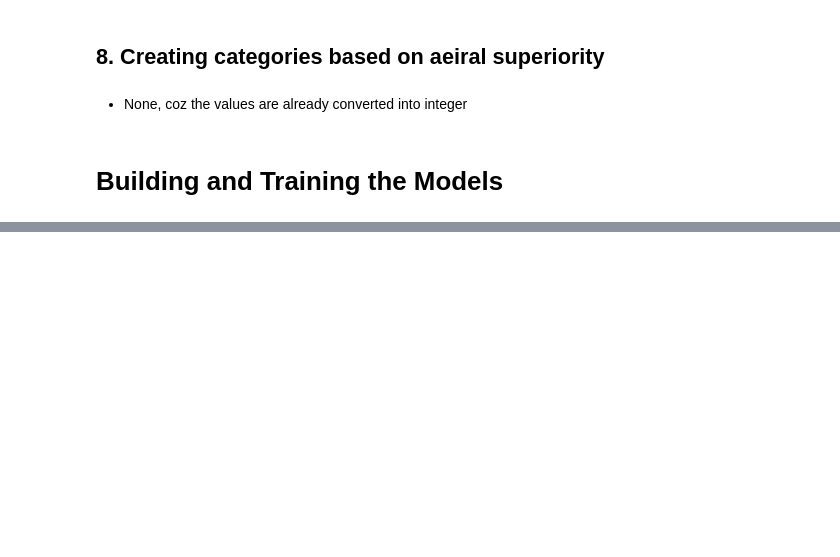
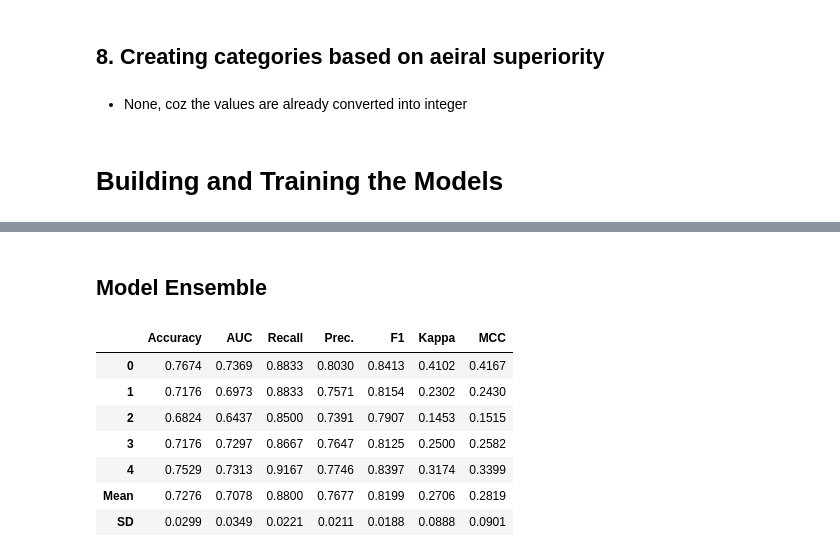
Before and after one commit to euihyeonmoon/Moonslab, a Jupyter notebook: victory-prediction.ipynb, the cells around one changed output, grey strips where cells are left out. Saved outputs shown, nothing was run; the diff lists cells and outputs as text; code cells hidden in the pictures; blank space fills up the shorter version.

```diff
--- a/victory-prediction.ipynb
+++ b/victory-prediction.ipynb
@@ -1300,0 +994,13 @@ This project enhanced my Machine Learnin
+# %% [markdown]
+## Model Ensemble
+# %%
+blended = blend_models(estimator_list = best_3, fold = 5, method = 'soft')
+# %% [output]
+|  | Accuracy | AUC | Recall | Prec. | F1 | Kappa | MCC |
+| 0 | 0.7674 | 0.7369 | 0.8833 | 0.8030 | 0.8413 | 0.4102 | 0.4167 |
+| 1 | 0.7176 | 0.6973 | 0.8833 | 0.7571 | 0.8154 | 0.2302 | 0.2430 |
+| 2 | 0.6824 | 0.6437 | 0.8500 | 0.7391 | 0.7907 | 0.1453 | 0.1515 |
+| 3 | 0.7176 | 0.7297 | 0.8667 | 0.7647 | 0.8125 | 0.2500 | 0.2582 |
+| 4 | 0.7529 | 0.7313 | 0.9167 | 0.7746 | 0.8397 | 0.3174 | 0.3399 |
+| Mean | 0.7276 | 0.7078 | 0.8800 | 0.7677 | 0.8199 | 0.2706 | 0.2819 |
+| SD | 0.0299 | 0.0349 | 0.0221 | 0.0211 | 0.0188 | 0.0888 | 0.0901 |
```
Also changed, not shown: parts of 87 cells of this notebook.
